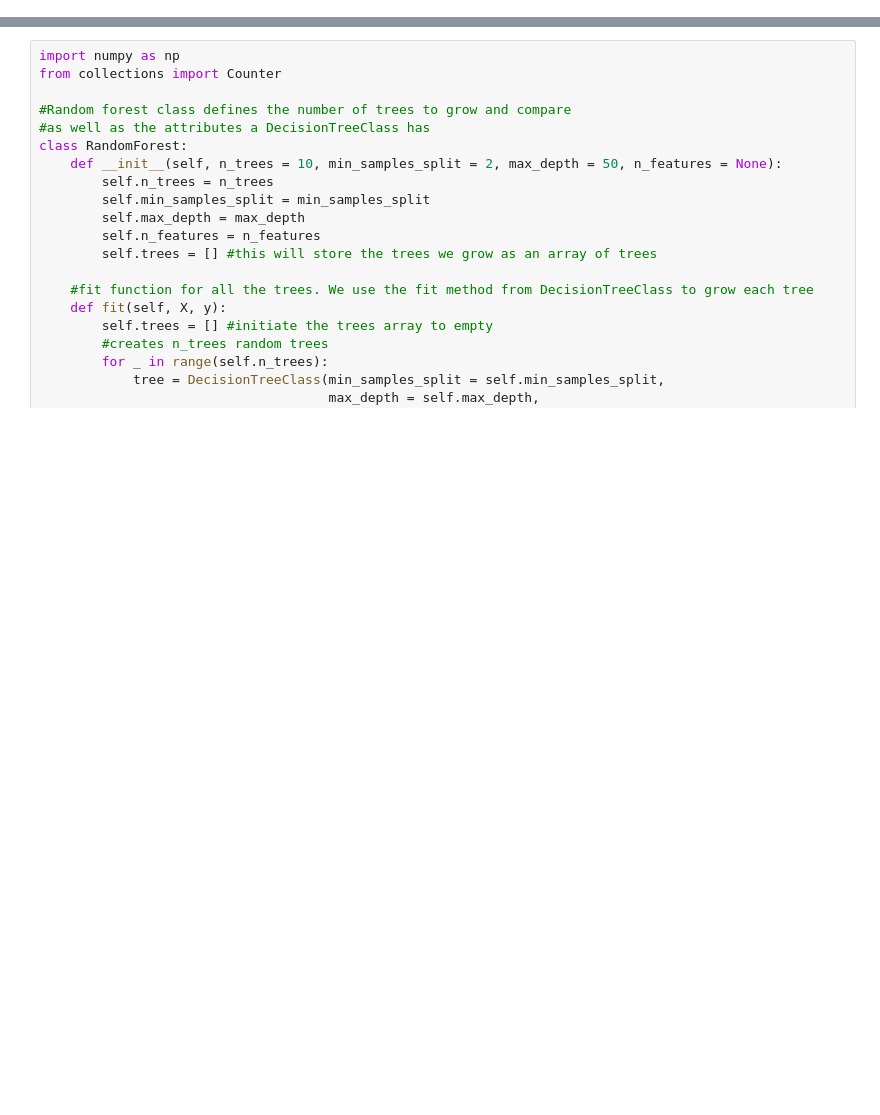
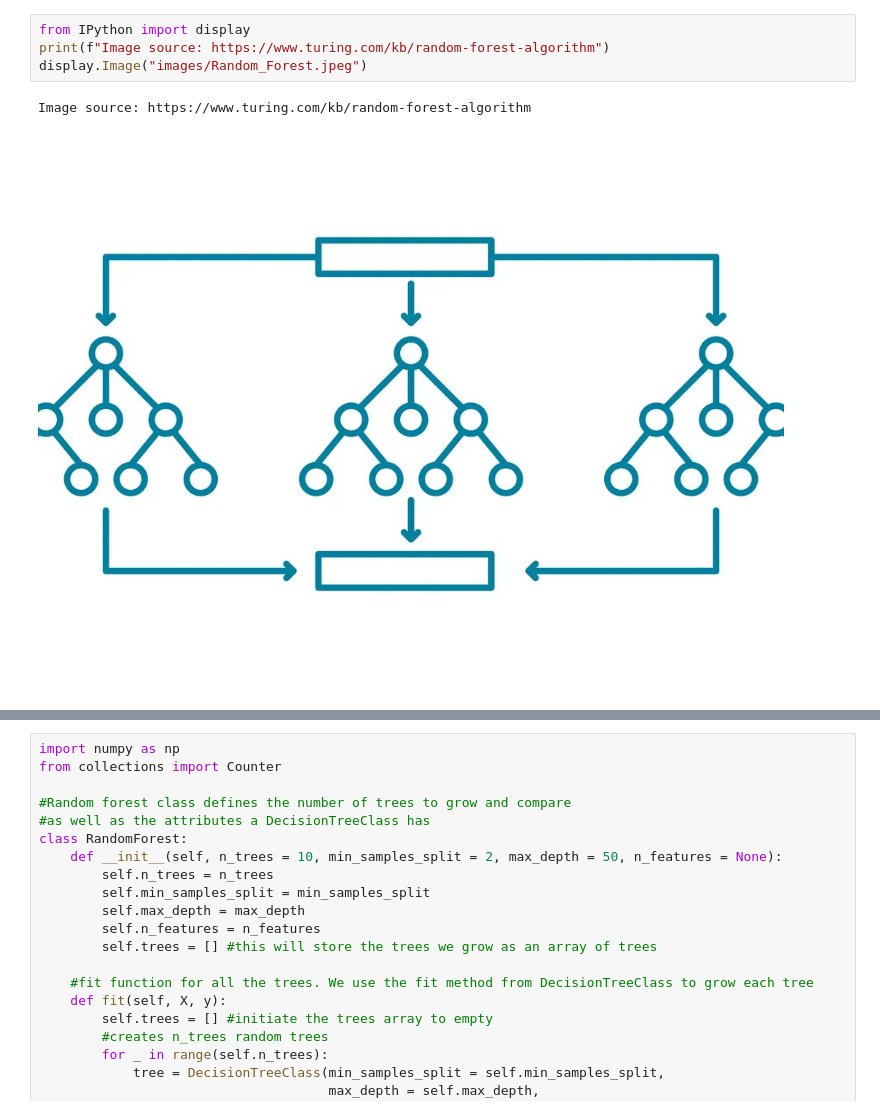
Before and after one commit to CrisNunezR/Code_experience, a Jupyter notebook: ML_code/04_Random_forests.ipynb, the cells around one changed output, grey strips where cells are left out. Drawn from its saved outputs; the diff is of its cells as text; blank space fills up the shorter version.

Commit message:
adding random forests

```diff
--- a/ML_code/04_Random_forests.ipynb
+++ b/ML_code/04_Random_forests.ipynb
@@ -0,0 +7,7 @@
+# %%
+from IPython import display
+print(f"Image source: https://www.turing.com/kb/random-forest-algorithm")
+display.Image("images/Random_Forest.jpeg")
+# %% [output]
+Image source: https://www.turing.com/kb/random-forest-algorithm
+[figure, added]
```
Also changed, not shown: parts of 18 cells of this notebook, 2 other files.
